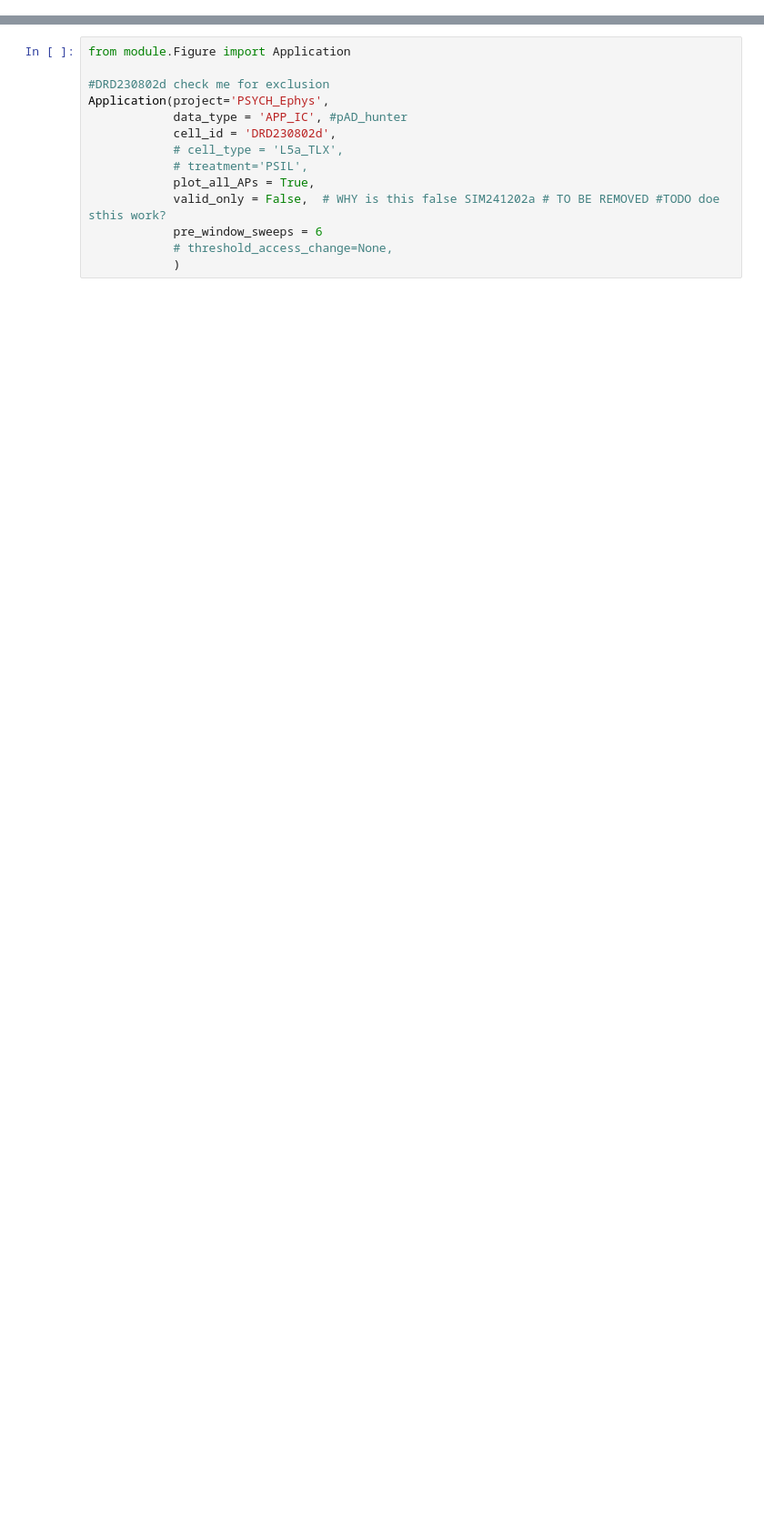
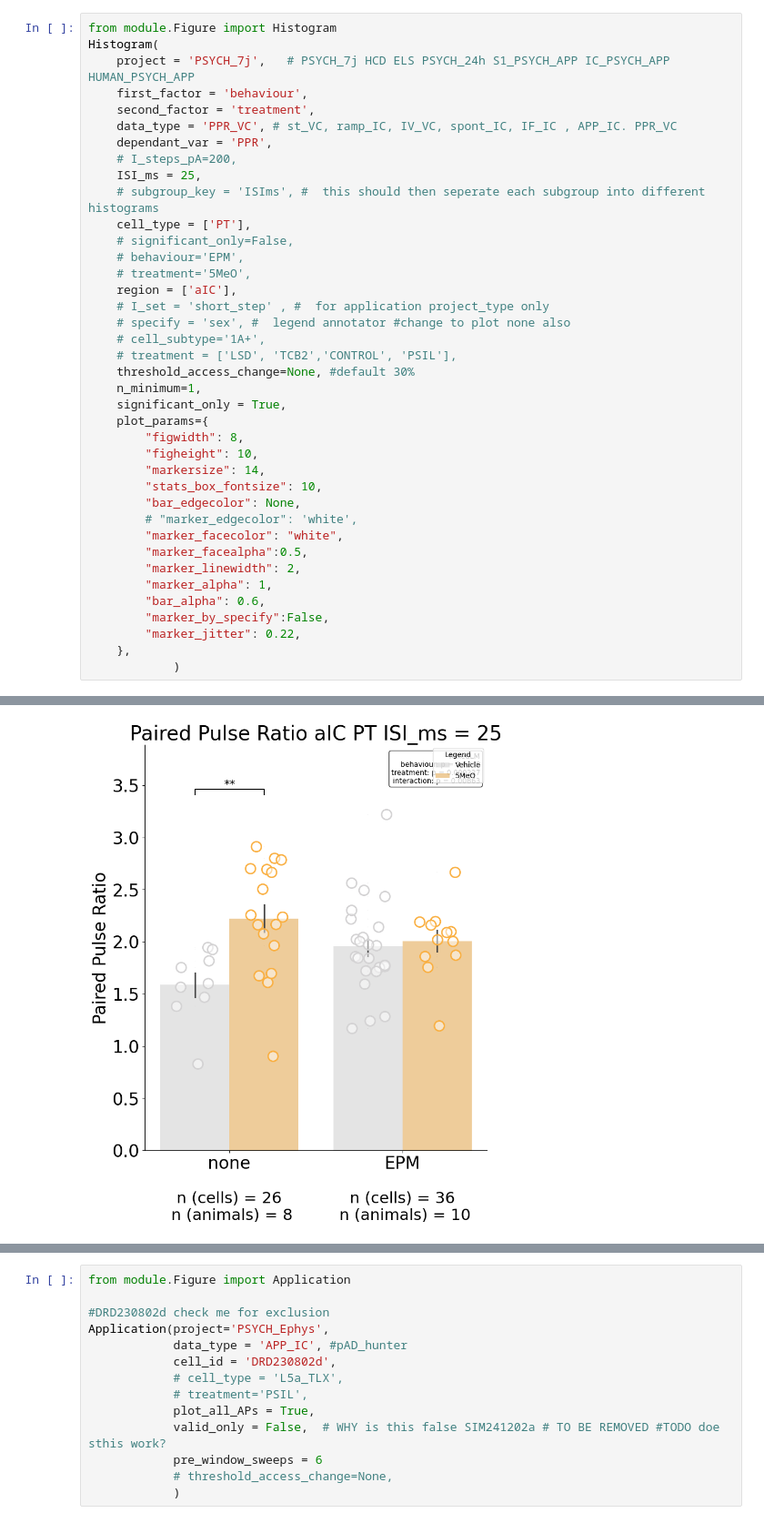
Before and after one commit to jjb-hub/IGOR_phd, a Jupyter notebook: RUN.ipynb, the cells around one changed output, grey strips where cells are left out. Shown at 91% size. Cells and saved outputs as stored; diff of their text form; blank space fills up the shorter version.

```diff
--- a/RUN.ipynb
+++ b/RUN.ipynb
@@ -54,0 +156,40 @@ df
+# %%
+from module.Figure import Histogram
+Histogram(
+    project = 'PSYCH_7j',   # PSYCH_7j HCD ELS PSYCH_24h S1_PSYCH_APP IC_PSYCH_APP HUMAN_PSYCH_APP
+    first_factor = 'behaviour',
+    second_factor = 'treatment',
+    data_type = 'PPR_VC', # st_VC, ramp_IC, IV_VC, spont_IC, IF_IC , APP_IC. PPR_VC
+    dependant_var = 'PPR',
+    # I_steps_pA=200,
+    ISI_ms = 25,
+    # subgroup_key = 'ISIms', #  this should then seperate each subgroup into different histograms
+    cell_type = ['PT'],
+    # significant_only=False,
+    # behaviour='EPM',
+    # treatment='5MeO',
+    region = ['aIC'],
+    # I_set = 'short_step' , #  for application project_type only
+    # specify = 'sex', #  legend annotator #change to plot none also
+    # cell_subtype='1A+',
+    # treatment = ['LSD', 'TCB2','CONTROL', 'PSIL'],
+    threshold_access_change=None, #default 30%
+    n_minimum=1,
+    significant_only = True,
+    plot_params={
+        "figwidth": 8,
+        "figheight": 10,
+        "markersize": 14,
+        "stats_box_fontsize": 10,
+        "bar_edgecolor": None,
+        # "marker_edgecolor": 'white',
+        "marker_facecolor": "white",
+        "marker_facealpha":0.5,
+        "marker_linewidth": 2,
+        "marker_alpha": 1,
+        "bar_alpha": 0.6,
+        "marker_by_specify":False,
+        "marker_jitter": 0.22,
+    },
+            )
+# %% [output]
@@ -54,0 +202 @@ df
+[figure, added]
```
Also changed, not shown: parts of 13 cells of this notebook, 3 other files.
